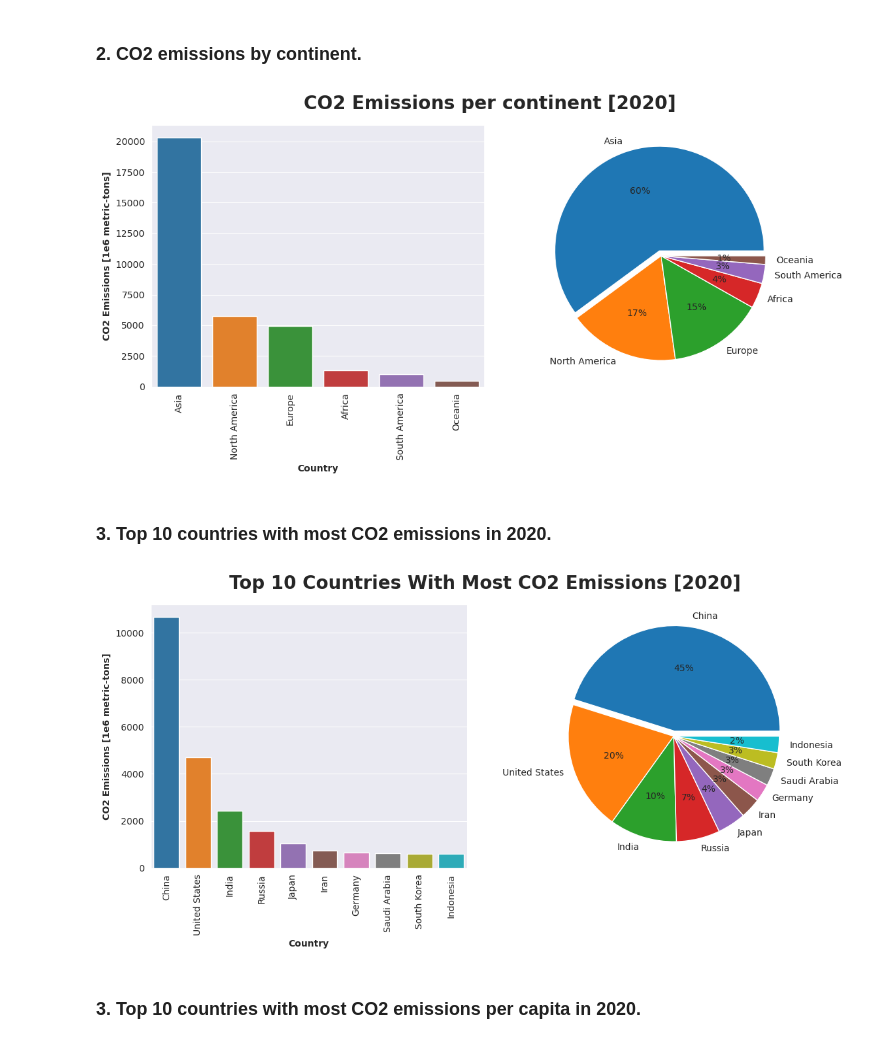
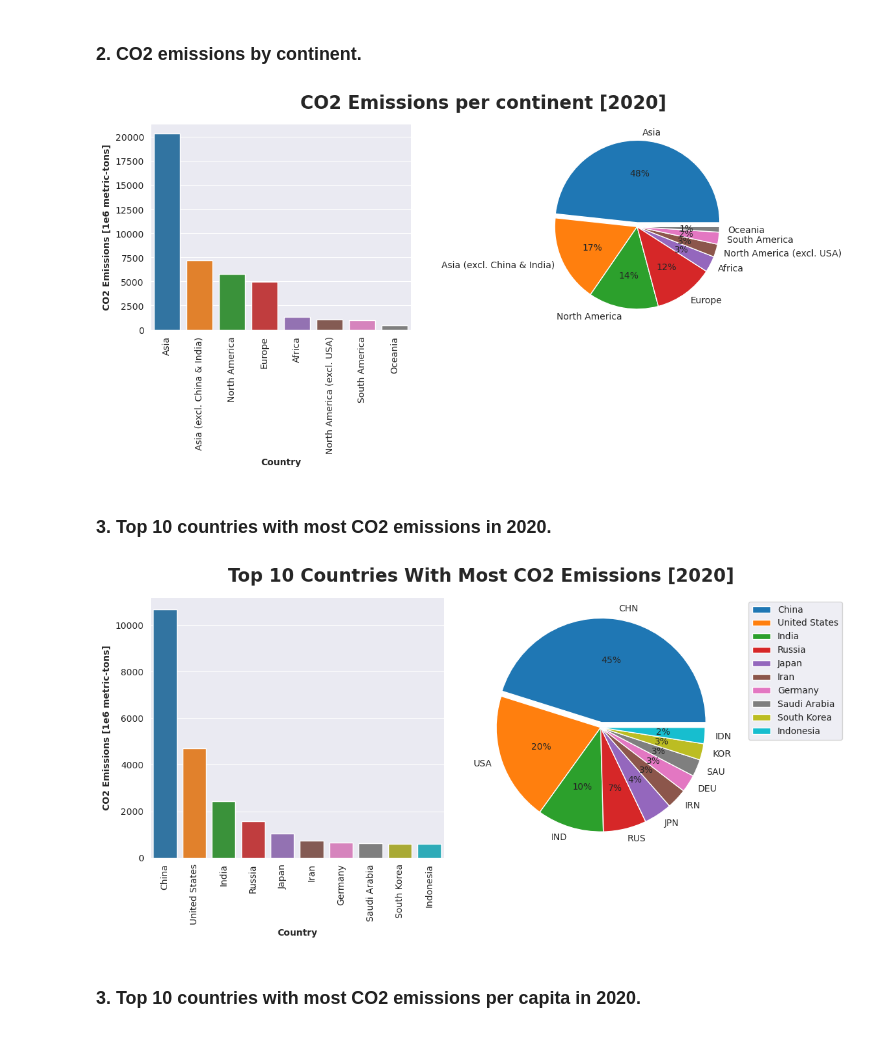
Before and after one commit to alexcaicedo/co2-project, a Jupyter notebook: co2.ipynb, the cells around one changed output. Drawn from its saved outputs; the diff is of its cells as text; code cells hidden in the pictures.

```diff
--- a/co2.ipynb
+++ b/co2.ipynb
@@ -336,10 +336,12 @@ plt.show()
 ### **2. CO2 emissions by continent.**
 # %%
 emissions_by_continent = df[(df["country"] == "North America") |
+                            (df["country"] == "North America (excl. USA)") |
                             (df["country"] == "South America") |
                             (df["country"] == "Africa") |
                             (df["country"] == "Europe") |
                             (df["country"] == "Asia") |
+                            (df["country"] == "Asia (excl. China & India)") |
                             (df["country"] == "Oceania")
                             ][df["year"] == 2020][["country", "co2"]].sort_values(by="co2", ascending=False)
 
@@ -348,12 +350,12 @@ sns.barplot(emissions_by_continent, x=emissions_by_continent["country"], y=emiss
 axes[0].set_xlabel("Country", fontweight="bold")
 axes[0].set_xticklabels(labels=emissions_by_continent["country"], rotation=90)
 axes[0].set_ylabel("CO2 Emissions [1e6 metric-tons]", fontweight="bold")
-plt.pie(emissions_by_continent["co2"], labels=emissions_by_continent["country"], autopct='%.0f%%', explode=(0.05, 0.0, 0.0, 0.0, 0.0, 0.0))
+plt.pie(emissions_by_continent["co2"], labels=emissions_by_continent["country"], autopct='%.0f%%', explode=(0.05, 0.0, 0.0, 0.0, 0.0, 0.0, 0.0, 0.0))
 fig.suptitle('CO2 Emissions per continent [2020]', fontsize=20, fontweight="bold")
 plt.tight_layout()
 plt.show()
 # %% [output]
-[figure, old version]
+[figure, new version]
 # %% [markdown]
 ### **3. Top 10 countries with most CO2 emissions in 2020.**
 # %%
@@ -365,18 +367,19 @@ for country in non_iso_countries:
     value = df_2[df_2["country"] == country].index
     df_2.drop(labels=value, axis=0, inplace=True)
 # %%
-top_10 = df_2[df_2["year"] == 2020][["country", "co2"]].sort_values(by="co2", ascending=False).head(10)
+top_10_co2 = df_2[df_2["year"] == 2020][["country", "iso_code", "co2"]].sort_values(by="co2", ascending=False).head(10)
 fig, axes = plt.subplots(1, 2, figsize=(12, 6))
-sns.barplot(top_10, x=top_10["country"], y=top_10["co2"], ax=axes[0])
+sns.barplot(top_10_co2, x=top_10_co2["country"], y=top_10_co2["co2"], ax=axes[0])
 axes[0].set_xlabel("Country", fontweight="bold")
-axes[0].set_xticklabels(labels=top_10["country"], rotation=90)
+axes[0].set_xticklabels(labels=top_10_co2["country"], rotation=90)
 axes[0].set_ylabel("CO2 Emissions [1e6 metric-tons]", fontweight="bold")
-plt.pie(top_10["co2"], labels=top_10["country"], autopct='%.0f%%', explode=(0.05, 0.0, 0.0, 0.0, 0.0, 0.0, 0.0, 0.0, 0.0, 0.0))
+plt.pie(top_10_co2["co2"], labels=top_10_co2["iso_code"], autopct='%.0f%%', explode=(0.05, 0.0, 0.0, 0.0, 0.0, 0.0, 0.0, 0.0, 0.0, 0.0))
+plt.legend(top_10_co2["country"], bbox_to_anchor=(1.05, 1))
 fig.suptitle('Top 10 Countries With Most CO2 Emissions [2020]', fontsize=20, fontweight="bold")
 plt.tight_layout()
 plt.show()
 # %% [output]
-[figure, old version]
+[figure, new version]
 # %% [markdown]
 ### **3. Top 10 countries with most CO2 emissions per capita in 2020.**
 # %%
```
Also changed, not shown: parts of 7 cells of this notebook.
